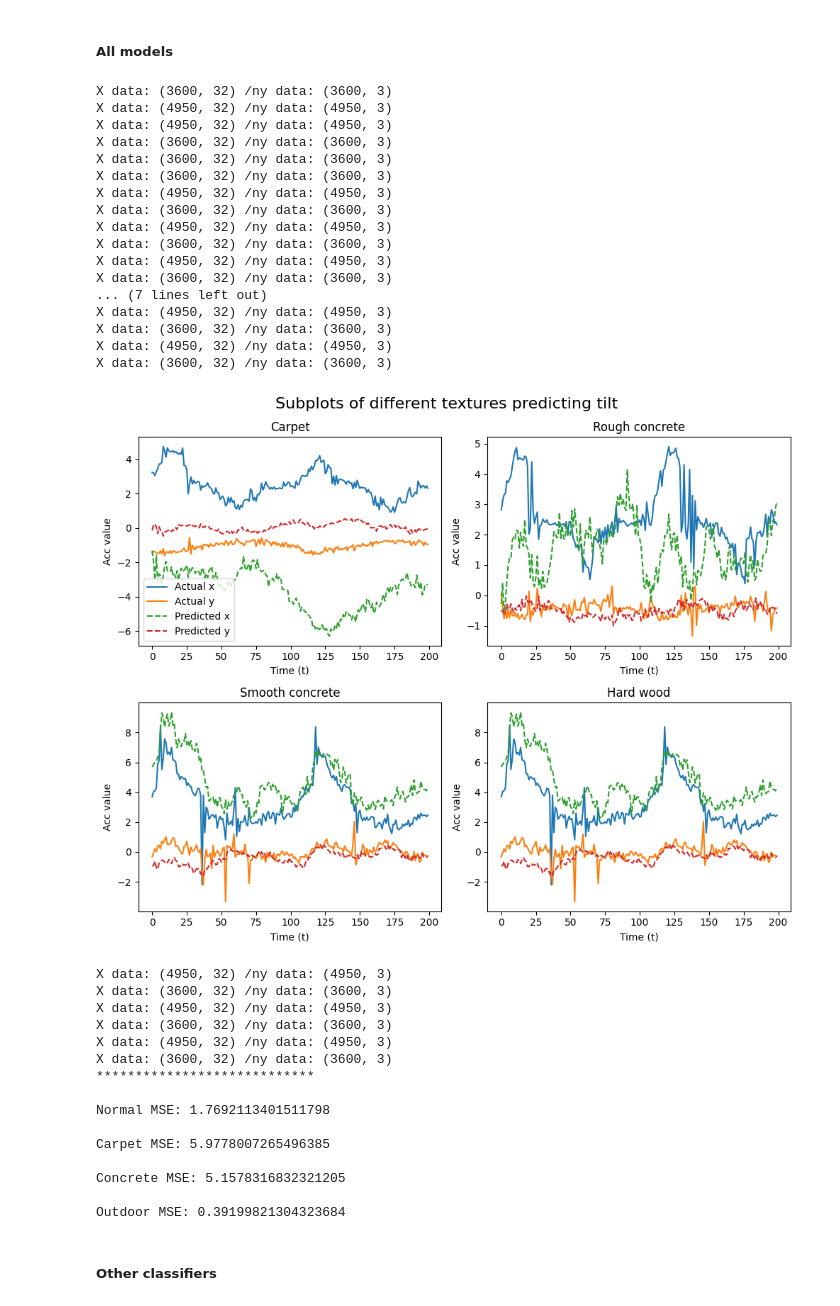
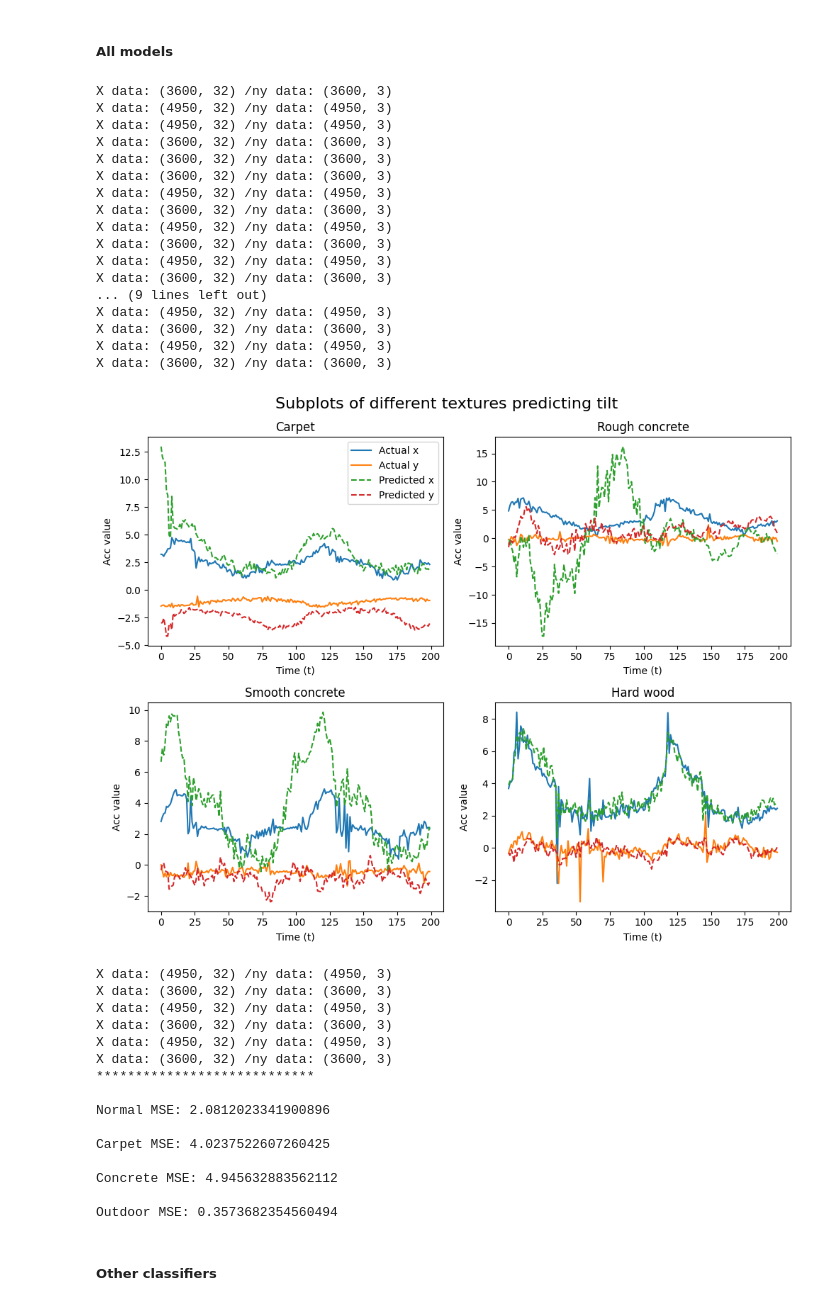
Before and after one commit to shepai/TactileSensor, a Jupyter notebook: Code/Data collection/robot/excel.ipynb, the cells around one changed output. Saved outputs shown, nothing was run; the diff lists cells and outputs as text; code cells hidden in the pictures.

Commit message:
updating code for new data set

```diff
--- a/Code/Data collection/robot/excel.ipynb
+++ b/Code/Data collection/robot/excel.ipynb
@@ -331,7 +348,7 @@ np.median(losses),np.max(losses),np.min(losses),np.average(losses)
 #### Texture study
 # %%
 X,y=genDataSet(True,False)
-t=80
+t=100
 X_,y_=gen_temporal_data(X,y,t)
 X_train, X_test, Y_train, Y_test = train_test_split(X_, y_, test_size=0.2, random_state=42)
 # Create a Ridge Regression model
@@ -346,32 +363,12 @@ Y_pred = normal_model.predict(X_test)
 mse_norm = mean_squared_error(Y_test, Y_pred)
 print(f"Mean Squared Error: {mse_norm :.5f}")
 
-def getMSEData(nameLeft,nameRight,model,t=60):
-    X,y=sort_data(nameLeft)
-    X1,y1=sort_data(nameRight)
-    X=np.concatenate((X,X1),axis=0)
-    y=np.concatenate((y,y1),axis=0)
-    X,y=gen_temporal_data(X,y,t)
-    y_pred = model.predict(X)
-    return mean_squared_error(y, y_pred)
-def getMSEPreds(nameLeft,nameRight,model,t=60):
-    X,y=sort_data(nameLeft)
-    X1,y1=sort_data(nameRight)
-    X=np.concatenate((X,X1),axis=0)
-    y=np.concatenate((y,y1),axis=0)
-    X,y=gen_temporal_data(X,y,t)
-    y_pred = model.predict(X)
-    return(y, y_pred)
+
 
 mse_texture=getMSEData("carpet_d1.1_raw_L.csv","carpet_d1.1_raw_R.csv",normal_model,t)
 mse_concrete=getMSEData("concrete_d2_raw_L.csv","concrete_d2_raw_R.csv",normal_model,t)
 mse_outdoor=getMSEData("wood_d1_raw_L.csv","wood_d1_raw_R.csv",normal_model,t)
 print("****************************\n\nNormal MSE:",mse_norm,"\n\nCarpet MSE:",mse_texture,"\n\nConcrete MSE:",mse_concrete,"\n\nOutdoor MSE:",mse_outdoor)
-
-y,yp=getMSEPreds("wood_d1_raw_L.csv","wood_d1_raw_R.csv",normal_model,t)
-yt,ypt=getMSEPreds("carpet_d1.1_raw_L.csv","carpet_d1.1_raw_R.csv",normal_model,t)
-yc,ypc=getMSEPreds("concrete_d2_raw_L.csv","concrete_d2_raw_R.csv",normal_model,t)
-yo,ypo=getMSEPreds("wood_d1_raw_L.csv","wood_d1_raw_R.csv",normal_model,t)
 # %% [output]
 X data: (3600, 32) /ny data: (3600, 3)
 X data: (4950, 32) /ny data: (4950, 3)
@@ -518,7 +527,7 @@ plt.show()
 # %%
 X,y=genDataSet(True,texture=True)
 
-t=80
+t=100
 X_,y_=gen_temporal_data(X,y,t)
 X_train, X_test, Y_train, Y_test = train_test_split(X_, y_, test_size=0.2, random_state=42)
 # Create a Ridge Regression model
@@ -533,10 +542,10 @@ Y_pred = uber_model.predict(X_test)
 mse_norm = mean_squared_error(Y_test, Y_pred)
 print(f"Mean Squared Error: {mse:.5f}")
 
-y,yp=getMSEPreds("wood_d1_raw_L.csv","wood_d1_raw_R.csv",uber_model,t)
-yt,ypt=getMSEPreds("carpet_d1.1_raw_L.csv","carpet_d1.1_raw_R.csv",uber_model,t)
-yc,ypc=getMSEPreds("concrete_d2_raw_L.csv","concrete_d2_raw_R.csv",uber_model,t)
-yo,ypo=getMSEPreds("wood_d1_raw_L.csv","wood_d1_raw_R.csv",uber_model,t)
+y,yp=getMSEPreds("wood_d1_raw_L.csv","wood_d1_raw_R.csv",normal_model,t)
+yt,ypt=getMSEPreds("carpet_d1.1_raw_L.csv","carpet_d1.1_raw_R.csv",normal_model,t)
+yc,ypc=getMSEPreds("RoughRock_d3_raw_L.csv","RoughRock_d3_raw_R.csv",normal_model,t)
+yo,ypo=getMSEPreds("concrete_d2_raw_L.csv","concrete_d2_raw_R.csv",normal_model,t)
 
 # Creating subplots
 fig, axs = plt.subplots(2, 2, figsize=(10, 8))
@@ -570,35 +579,35 @@ axs[1, 1].set_xlabel('Time (t)')
 axs[1, 1].set_ylabel('Acc value')
 
 # Adding a central title
 plt.suptitle('Subplots of different textures predicting tilt', fontsize=16)
 
 plt.tight_layout()
 
 # Displaying the plots
 plt.show()
 mse_texture=getMSEData("carpet_d1.1_raw_L.csv","carpet_d1.1_raw_R.csv",normal_model,t)
 mse_concrete=getMSEData("concrete_d2_raw_L.csv","concrete_d2_raw_R.csv",normal_model,t)
 mse_outdoor=getMSEData("wood_d1_raw_L.csv","wood_d1_raw_R.csv",normal_model,t)
 print("****************************\n\nNormal MSE:",mse_norm,"\n\nCarpet MSE:",mse_texture,"\n\nConcrete MSE:",mse_concrete,"\n\nOutdoor MSE:",mse_outdoor)
 # %% [output]
 X data: (3600, 32) /ny data: (3600, 3)
 X data: (4950, 32) /ny data: (4950, 3)
 X data: (4950, 32) /ny data: (4950, 3)
 X data: (3600, 32) /ny data: (3600, 3)
 X data: (3600, 32) /ny data: (3600, 3)
 X data: (3600, 32) /ny data: (3600, 3)
 X data: (4950, 32) /ny data: (4950, 3)
 X data: (3600, 32) /ny data: (3600, 3)
 X data: (4950, 32) /ny data: (4950, 3)
 X data: (3600, 32) /ny data: (3600, 3)
 X data: (4950, 32) /ny data: (4950, 3)
 X data: (3600, 32) /ny data: (3600, 3)
-... (7 lines left out)
+... (9 lines left out)
 X data: (4950, 32) /ny data: (4950, 3)
 X data: (3600, 32) /ny data: (3600, 3)
 X data: (4950, 32) /ny data: (4950, 3)
 X data: (3600, 32) /ny data: (3600, 3)
-[figure, old version]
+[figure, new version]
 X data: (4950, 32) /ny data: (4950, 3)
 X data: (3600, 32) /ny data: (3600, 3)
 X data: (4950, 32) /ny data: (4950, 3)
@@ -607,13 +616,13 @@ X data: (4950, 32) /ny data: (4950, 3)
 X data: (3600, 32) /ny data: (3600, 3)
 ****************************
 
-Normal MSE: 1.7692113401511798
+Normal MSE: 2.0812023341900896
 
-Carpet MSE: 5.9778007265496385
+Carpet MSE: 4.0237522607260425
 
-Concrete MSE: 5.1578316832321205
+Concrete MSE: 4.945632883562112
 
-Outdoor MSE: 0.39199821304323684
+Outdoor MSE: 0.3573682354560494
 # %% [markdown]
 ##### Other classifiers
 # %%
```
Also changed, not shown: parts of 13 cells of this notebook, 1 other file.
